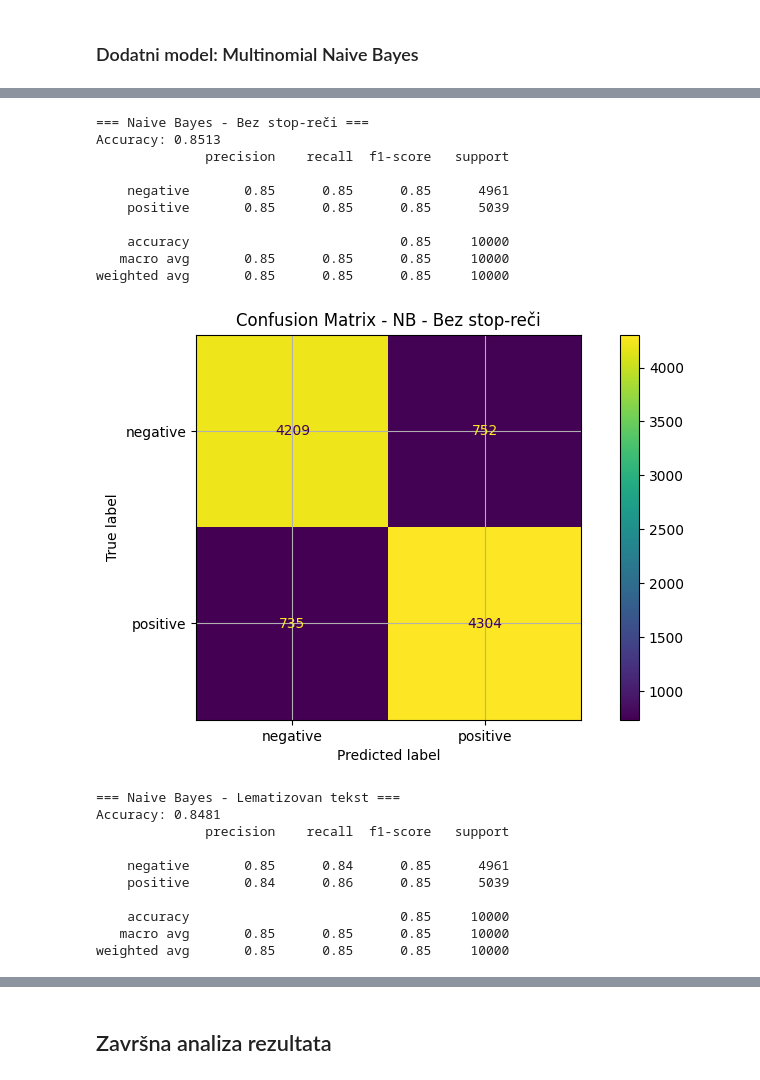
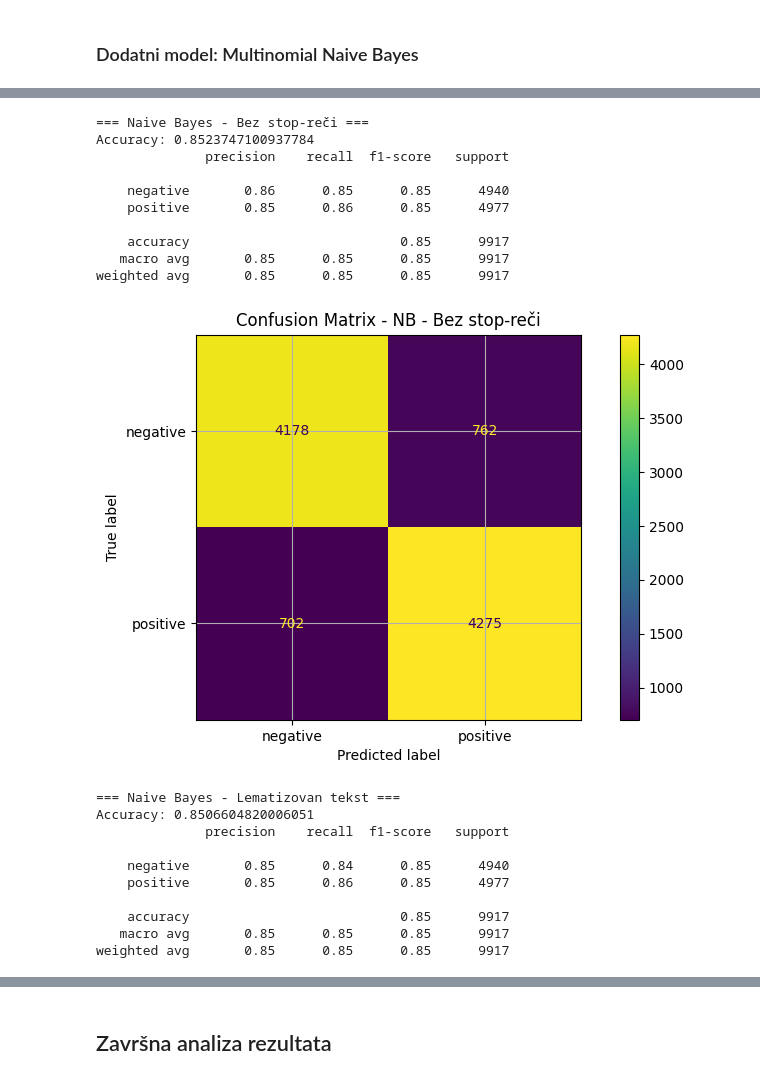
Before and after one commit to natalija529/imdb-movies, a Jupyter notebook: imdb-movies.ipynb, the cells around one changed output, grey strips where cells are left out. Cells and saved outputs as stored; diff of their text form; code cells hidden in the pictures.

```diff
--- a/imdb-movies.ipynb
+++ b/imdb-movies.ipynb
@@ -470,11 +477,13 @@ Biće upoređene sledeće verzije teksta:
 
 Za sve eksperimente koristi se ista metoda reprezentacije (TF-IDF) i isti klasifikacioni model (Logistic Regression), kako bi se obezbedilo fer poređenje.
 # %%
-X = df["review"]
-y = df["sentiment"]
+df_model = df.drop_duplicates(subset=["review", "sentiment"]).copy()
+
+X = df_model["review"]
+y = df_model["sentiment"]
 
 X_train_base, X_test_base, y_train, y_test = train_test_split(
-    X, y, test_size=0.2, random_state=42
+    X, y, test_size=0.2, random_state=42, stratify=y
 )
 # %%
 def evaluate_model(train_text, test_text, label=""):
@@ -627,34 +636,34 @@ weighted avg       0.85      0.85      0.85     10000
 # %%
 nb_no_stop = evaluate_nb(
-    df.loc[X_train_base.index, "review_no_stopwords"],
-    df.loc[X_test_base.index, "review_no_stopwords"],
+    df_model.loc[X_train_base.index, "review_no_stopwords"],
+    df_model.loc[X_test_base.index, "review_no_stopwords"],
     "Bez stop-reči"
 )
 
 nb_lemma = evaluate_nb(
-    df.loc[X_train_base.index, "review_lemmatized"],
-    df.loc[X_test_base.index, "review_lemmatized"],
+    df_model.loc[X_train_base.index, "review_lemmatized"],
+    df_model.loc[X_test_base.index, "review_lemmatized"],
     "Lematizovan tekst"
 )
 # %% [output]
 === Naive Bayes - Bez stop-reči ===
-Accuracy: 0.8513
+Accuracy: 0.8523747100937784
               precision    recall  f1-score   support
 
-    negative       0.85      0.85      0.85      4961
-    positive       0.85      0.85      0.85      5039
+    negative       0.86      0.85      0.85      4940
+    positive       0.85      0.86      0.85      4977
 
-    accuracy                           0.85     10000
-   macro avg       0.85      0.85      0.85     10000
-weighted avg       0.85      0.85      0.85     10000
+    accuracy                           0.85      9917
+   macro avg       0.85      0.85      0.85      9917
+weighted avg       0.85      0.85      0.85      9917
-[figure, old version]
+[figure, new version]
 === Naive Bayes - Lematizovan tekst ===
-Accuracy: 0.8481
+Accuracy: 0.8506604820006051
               precision    recall  f1-score   support
 
-    negative       0.85      0.84      0.85      4961
-    positive       0.84      0.86      0.85      5039
+    negative       0.85      0.84      0.85      4940
+    positive       0.85      0.86      0.85      4977
 
-    accuracy                           0.85     10000
-   macro avg       0.85      0.85      0.85     10000
-weighted avg       0.85      0.85      0.85     10000
+    accuracy                           0.85      9917
+   macro avg       0.85      0.85      0.85      9917
+weighted avg       0.85      0.85      0.85      9917
```
Also changed, not shown: parts of 8 cells of this notebook.
